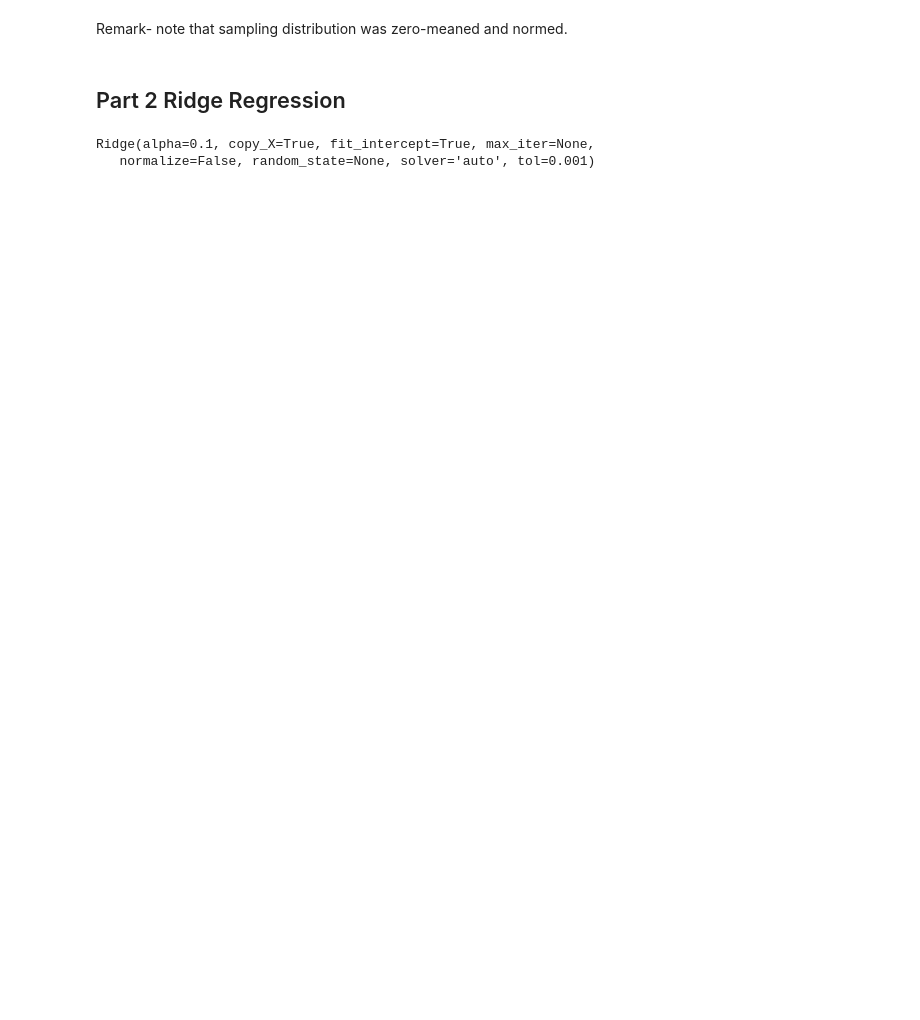
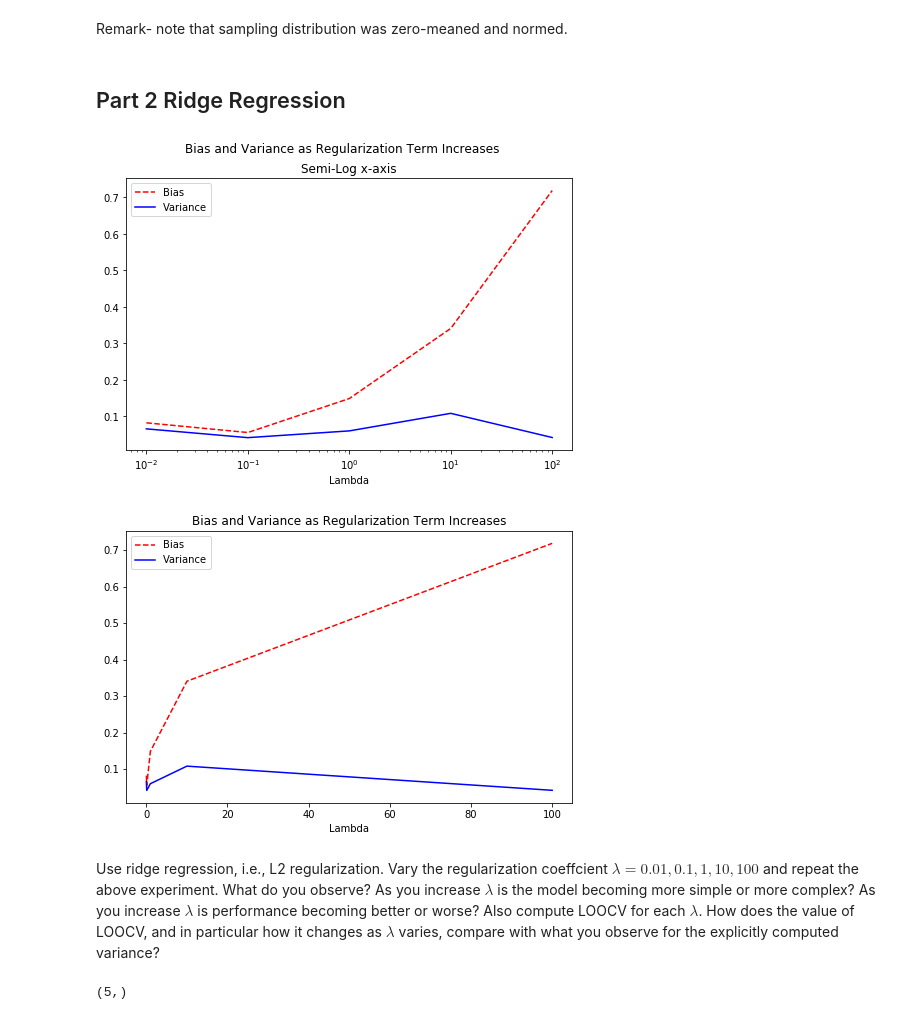
Before and after one commit to jsigee87/Data-Science-Lab-ee379k, a Jupyter notebook: lab6/src/problem1.ipynb, the cells around one changed output. Cells and saved outputs as stored; diff of their text form; code cells hidden in the pictures; blank space fills up the shorter version.

```diff
--- a/lab6/src/problem1.ipynb
+++ b/lab6/src/problem1.ipynb
@@ -89,11 +84,52 @@ Variance of the sampling distribution is: 0.4144753490820376
 Remark- note that sampling distribution was zero-meaned and normed.
 # %% [markdown]
 ## Part 2 Ridge Regression
-# %%
-alpha = 0.1
-X, y, beta_hat, beta = createData()
-model = Ridge(alpha=alpha)
-_ = model.fit(X,y)
-# %% [output]
-Ridge(alpha=0.1, copy_X=True, fit_intercept=True, max_iter=None,
-   normalize=False, random_state=None, solver='auto', tol=0.001)
+# %%
+# Sample a distribution and return the mean and var of the sample
+def getSampleParams(n=100):
+    beta_hats = []
+    for i in range(n):
+        X = np.random.randn(51,50)
+        beta = np.ones((50,1))
+        epsilon = np.random.normal(loc=0, scale=0.25, size=(51,1))
+        y = np.matmul(X, beta) + epsilon
+        model = Ridge(alpha=alpha)
+        _ = model.fit(X,y)
+        beta_hats.extend(model.coef_)
+
+    beta_hats = np.array(beta_hats)
+    # Beta hat shape is (100,50)
+    mean = np.mean(beta_hats[:,0])
+    var = np.var(beta_hats[:,0])
+    return mean, var
+# %%
+# Get coefficients as lambda varies
+alphas = [0.01, 0.1, 1, 10, 100]
+means = []
+variances = []
+for alpha in alphas:
+    mean, var = getSampleParams()
+    means.append(mean)
+    variances.append(var)
+# %%
+# Plot the results
+bias = np.ones(5) - means
+fig = plt.figure(figsize=(8,5))
+_ = plt.semilogx(alphas, bias, color='red', linestyle='--', label='Bias')
+_ = plt.semilogx(alphas, variances, color='blue', label='Variance')
+_ = plt.xlabel('Lambda')
+_ = plt.suptitle('Bias and Variance as Regularization Term Increases')
+_ = plt.title('Semi-Log x-axis')
+_ = plt.legend()
+
+fig = plt.figure(figsize=(8,5))
+_ = plt.plot(alphas, bias, color='red', linestyle='--', label='Bias')
+_ = plt.plot(alphas, variances, color='blue', label='Variance')
+_ = plt.xlabel('Lambda')
+_ = plt.title('Bias and Variance as Regularization Term Increases')
+_ = plt.legend()
+# %% [output]
+[figure, added]
+[figure, added]
+# %% [markdown]
+Use ridge regression, i.e., L2 regularization. Vary the regularization coeffcient $\lambda = 0.01, 0.1, 1, 10, 100$ and repeat the above experiment. What do you observe? As you increase $\lambda $ is the model becoming more simple or more complex? As you increase $\lambda $ is performance becoming better or worse? Also compute LOOCV for each $\lambda $. How does the value of LOOCV, and in particular how it changes as $\lambda $ varies, compare with what you observe for the explicitly computed variance?
@@ -99,0 +143,18 @@ Ridge(alpha=0.1, copy_X=True, fit_intercept=True, max_iter=None,
+# %%
+# Create some data and perform LOOCV
+X, y, beta_hat, beta = createData()
+loo = LeaveOneOut()
+num_splits = loo.get_n_splits(X)
+
+alphas = [0.01, 0.1, 1, 10, 100]
+scores = []
+for alpha in alphas:
+    score = 0
+    for train_index, test_index in loo.split(X):
+        X_train, X_test = X[train_index], X[test_index]
+        y_train, y_test = y[train_index], y[test_index]
+        score += float(scoreRidge(X_train, X_test, y_train, y_test, alpha))
+    scores.append(score/num_splits)
+scores = np.array(scores)
+# %% [output]
+(5,)
```
Also changed, not shown: parts of 10 cells of this notebook.
